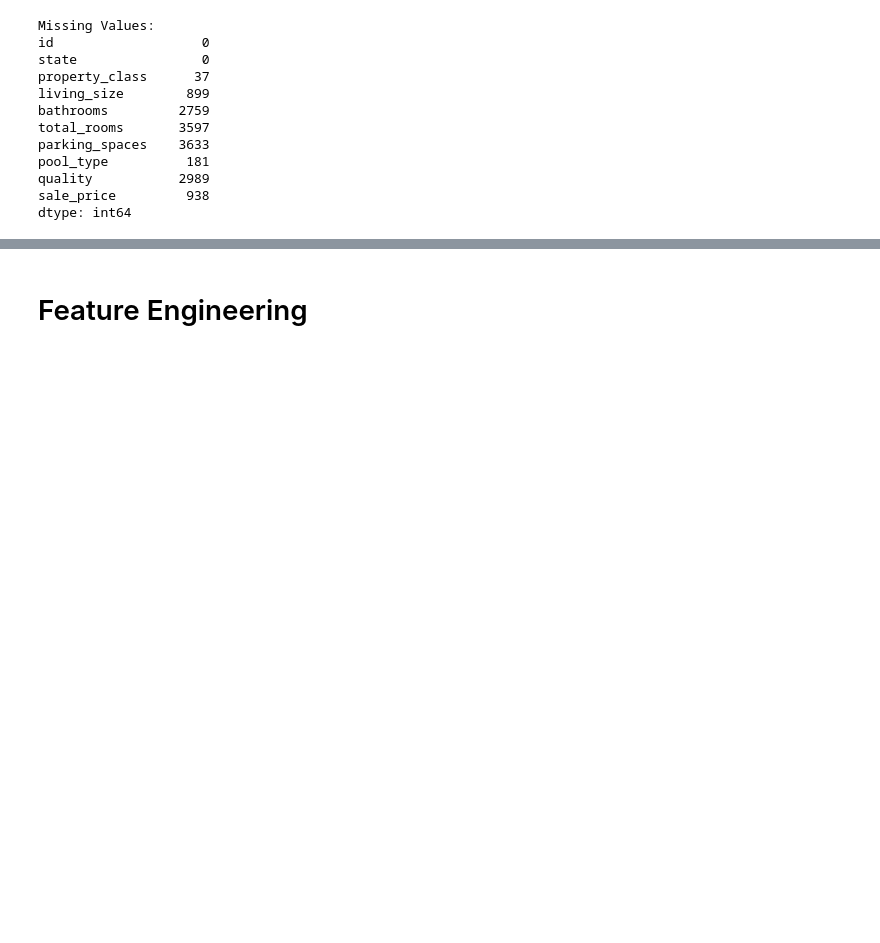
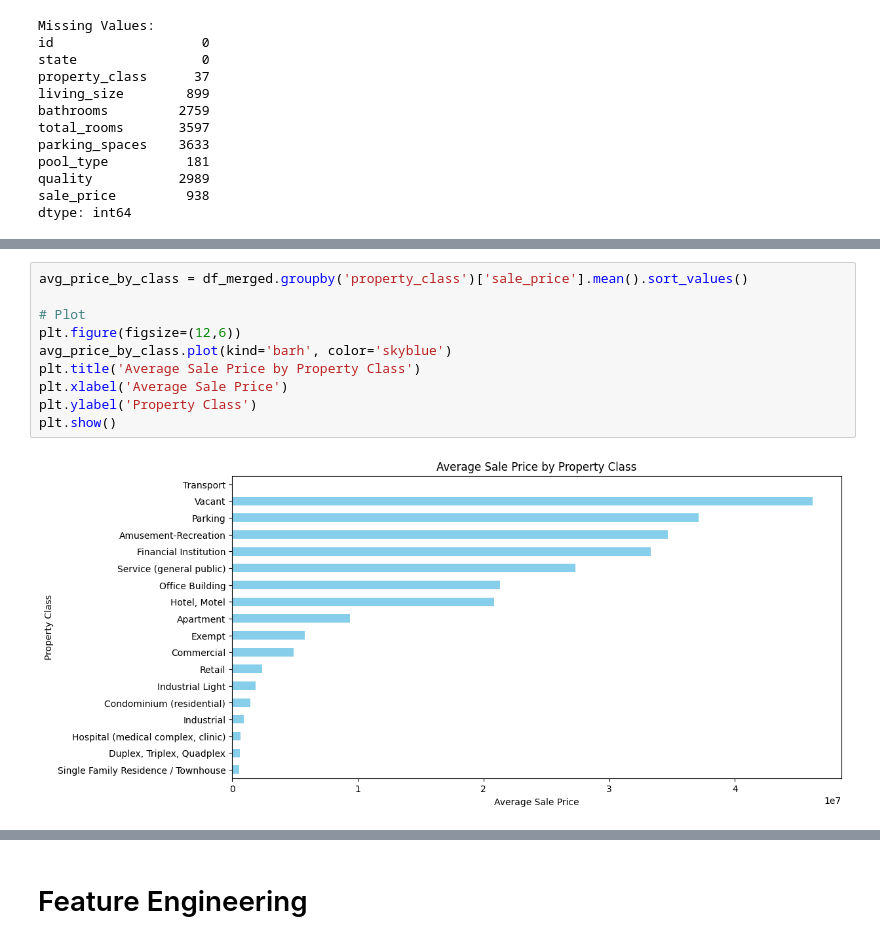
Before and after one commit to Muzna-Adil-Almamari/ML-project, a Jupyter notebook: project.ipynb, the cells around one changed output, grey strips where cells are left out. Drawn from its saved outputs; the diff is of its cells as text; blank space fills up the shorter version.

```diff
--- a/project.ipynb
+++ b/project.ipynb
@@ -449,0 +485,12 @@ dtype: int64
+# %%
+avg_price_by_class = df_merged.groupby('property_class')['sale_price'].mean().sort_values()
+
+# Plot
+plt.figure(figsize=(12,6))
+avg_price_by_class.plot(kind='barh', color='skyblue')
+plt.title('Average Sale Price by Property Class')
+plt.xlabel('Average Sale Price')
+plt.ylabel('Property Class')
+plt.show()
+# %% [output]
+[figure, added]
```
Also changed, not shown: parts of 7 cells of this notebook.
